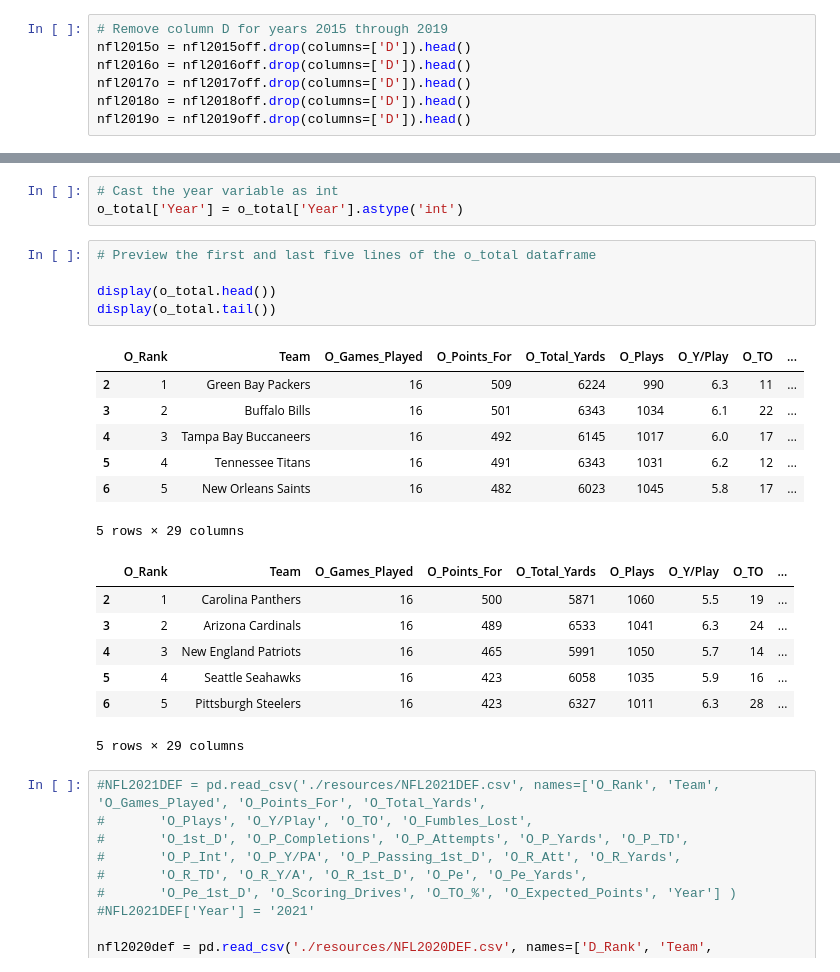
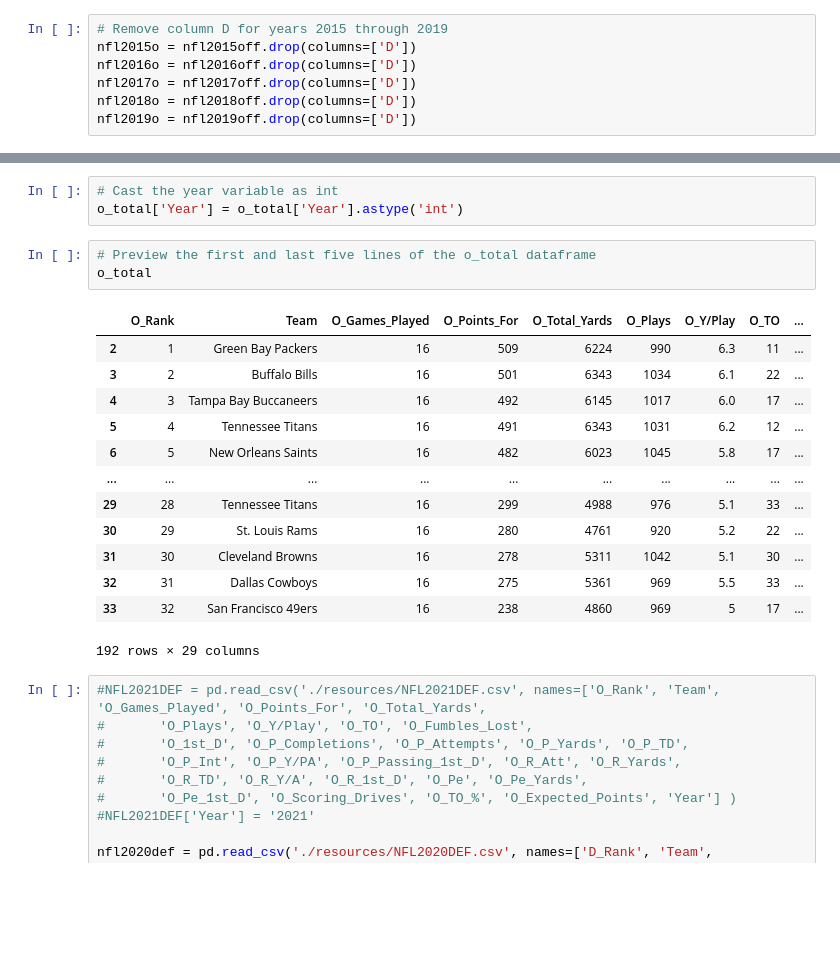
Before and after one commit to stefimaz/Praedico, a Jupyter notebook: Combine_csv.ipynb, the cells around one changed output, grey strips where cells are left out. Cells and saved outputs as stored; diff of their text form; blank space fills up the shorter version.

Commit message:
removed head from box 6 and 16

```diff
--- a/Combine_csv.ipynb
+++ b/Combine_csv.ipynb
@@ -87,11 +79,11 @@ nfl2019off = nfl2019off.drop([0,1])
 nfl2020off = nfl2020off.drop([0,1])
 # %%
 # Remove column D for years 2015 through 2019
-nfl2015o = nfl2015off.drop(columns=['D']).head()
-nfl2016o = nfl2016off.drop(columns=['D']).head()
-nfl2017o = nfl2017off.drop(columns=['D']).head()
-nfl2018o = nfl2018off.drop(columns=['D']).head()
-nfl2019o = nfl2019off.drop(columns=['D']).head()
+nfl2015o = nfl2015off.drop(columns=['D'])
+nfl2016o = nfl2016off.drop(columns=['D'])
+nfl2017o = nfl2017off.drop(columns=['D'])
+nfl2018o = nfl2018off.drop(columns=['D'])
+nfl2019o = nfl2019off.drop(columns=['D'])
 # %%
 #  Preview the first five lines of the nfl2019 dataframe
 nfl2019o.head()
@@ -127,24 +119,21 @@ o_total = pd.concat(nfl_o_merge)
 o_total['Year'] = o_total['Year'].astype('int')
 # %%
 # Preview the first and last five lines of the o_total dataframe
-
-display(o_total.head())
-display(o_total.tail())
+o_total
 # %% [output]
 |  | O_Rank | Team | O_Games_Played | O_Points_For | O_Total_Yards | O_Plays | O_Y/Play | O_TO | ... |
 | 2 | 1 | Green Bay Packers | 16 | 509 | 6224 | 990 | 6.3 | 11 | ... |
 | 3 | 2 | Buffalo Bills | 16 | 501 | 6343 | 1034 | 6.1 | 22 | ... |
 | 4 | 3 | Tampa Bay Buccaneers | 16 | 492 | 6145 | 1017 | 6.0 | 17 | ... |
 | 5 | 4 | Tennessee Titans | 16 | 491 | 6343 | 1031 | 6.2 | 12 | ... |
 | 6 | 5 | New Orleans Saints | 16 | 482 | 6023 | 1045 | 5.8 | 17 | ... |
+| ... | ... | ... | ... | ... | ... | ... | ... | ... | ... |
+| 29 | 28 | Tennessee Titans | 16 | 299 | 4988 | 976 | 5.1 | 33 | ... |
+| 30 | 29 | St. Louis Rams | 16 | 280 | 4761 | 920 | 5.2 | 22 | ... |
+| 31 | 30 | Cleveland Browns | 16 | 278 | 5311 | 1042 | 5.1 | 30 | ... |
+| 32 | 31 | Dallas Cowboys | 16 | 275 | 5361 | 969 | 5.5 | 33 | ... |
+| 33 | 32 | San Francisco 49ers | 16 | 238 | 4860 | 969 | 5 | 17 | ... |
-5 rows × 29 columns
+192 rows × 29 columns
-|  | O_Rank | Team | O_Games_Played | O_Points_For | O_Total_Yards | O_Plays | O_Y/Play | O_TO | ... |
-| 2 | 1 | Carolina Panthers | 16 | 500 | 5871 | 1060 | 5.5 | 19 | ... |
-| 3 | 2 | Arizona Cardinals | 16 | 489 | 6533 | 1041 | 6.3 | 24 | ... |
-| 4 | 3 | New England Patriots | 16 | 465 | 5991 | 1050 | 5.7 | 14 | ... |
-| 5 | 4 | Seattle Seahawks | 16 | 423 | 6058 | 1035 | 5.9 | 16 | ... |
-| 6 | 5 | Pittsburgh Steelers | 16 | 423 | 6327 | 1011 | 6.3 | 28 | ... |
-5 rows × 29 columns
 # %%
 #NFL2021DEF = pd.read_csv('./resources/NFL2021DEF.csv', names=['O_Rank', 'Team', 'O_Games_Played', 'O_Points_For', 'O_Total_Yards',
 #       'O_Plays', 'O_Y/Play', 'O_TO', 'O_Fumbles_Lost',
```
Also changed, not shown: parts of 19 cells of this notebook.
